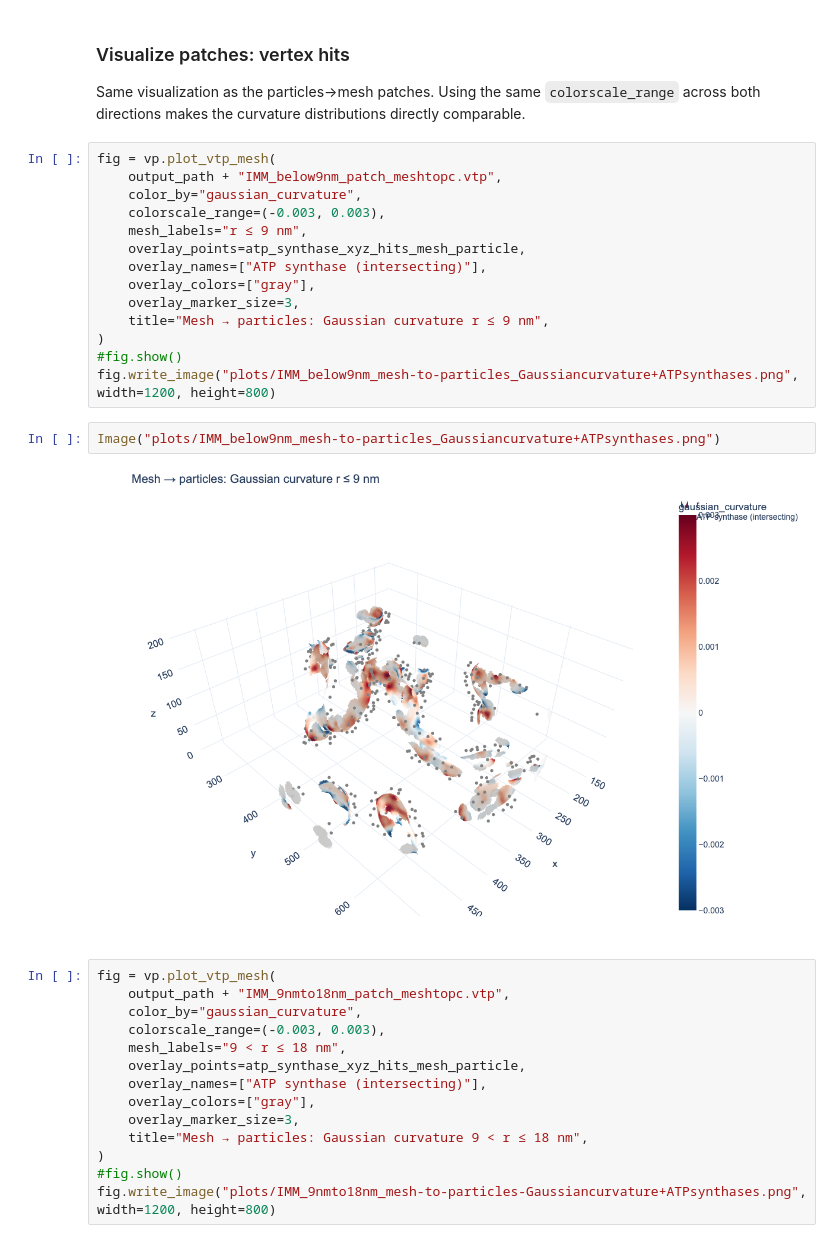
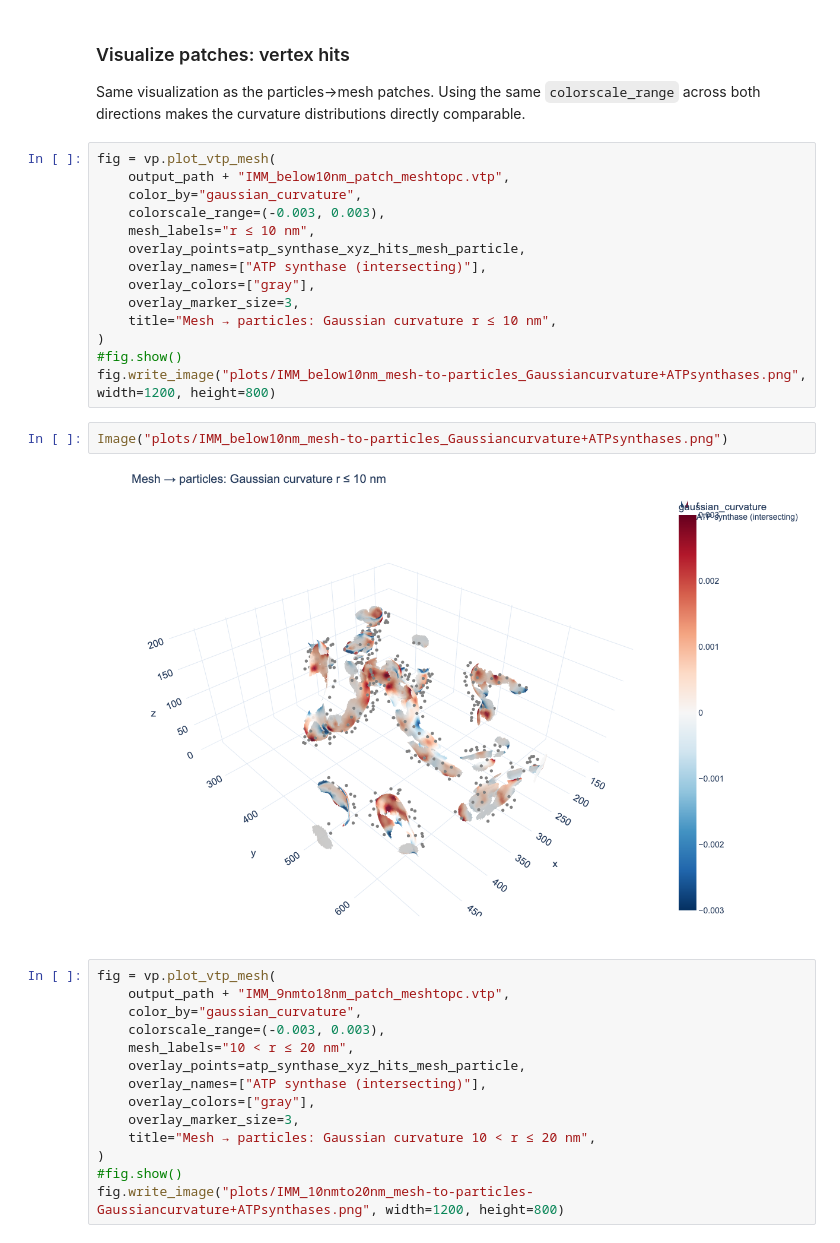
Before and after one commit to turonova/cryoCAT, a Jupyter notebook: docs/source/tutorials/mesh_points_intersections/mesh_points_intersections.ipynb, the cells around one changed output. Cells and saved outputs as stored; diff of their text form.

Commit message:
Updated mesh-point intersection tutorial with new plots

```diff
--- a/docs/source/tutorials/mesh_points_intersections/mesh_points_intersections.ipynb
+++ b/docs/source/tutorials/mesh_points_intersections/mesh_points_intersections.ipynb
@@ -518,34 +524,34 @@ Intersecting particles: 388 / 597
 Same visualization as the particles→mesh patches. Using the same `colorscale_range` across both directions makes the curvature distributions directly comparable.
 # %%
 fig = vp.plot_vtp_mesh(
-    output_path + "IMM_below9nm_patch_meshtopc.vtp",
+    output_path + "IMM_below10nm_patch_meshtopc.vtp",
     color_by="gaussian_curvature",
     colorscale_range=(-0.003, 0.003),
-    mesh_labels="r ≤ 9 nm",
+    mesh_labels="r ≤ 10 nm",
     overlay_points=atp_synthase_xyz_hits_mesh_particle,
     overlay_names=["ATP synthase (intersecting)"],
     overlay_colors=["gray"],
     overlay_marker_size=3,
-    title="Mesh → particles: Gaussian curvature r ≤ 9 nm",
+    title="Mesh → particles: Gaussian curvature r ≤ 10 nm",
 )
 #fig.show()
-fig.write_image("plots/IMM_below9nm_mesh-to-particles_Gaussiancurvature+ATPsynthases.png", width=1200, height=800)
+fig.write_image("plots/IMM_below10nm_mesh-to-particles_Gaussiancurvature+ATPsynthases.png", width=1200, height=800)
 # %%
-Image("plots/IMM_below9nm_mesh-to-particles_Gaussiancurvature+ATPsynthases.png")
+Image("plots/IMM_below10nm_mesh-to-particles_Gaussiancurvature+ATPsynthases.png")
 # %% [output]
-[figure, old version]
+[figure, new version]
 # %%
 fig = vp.plot_vtp_mesh(
     output_path + "IMM_9nmto18nm_patch_meshtopc.vtp",
     color_by="gaussian_curvature",
     colorscale_range=(-0.003, 0.003),
-    mesh_labels="9 < r ≤ 18 nm",
+    mesh_labels="10 < r ≤ 20 nm",
     overlay_points=atp_synthase_xyz_hits_mesh_particle,
     overlay_names=["ATP synthase (intersecting)"],
     overlay_colors=["gray"],
     overlay_marker_size=3,
-    title="Mesh → particles: Gaussian curvature 9 < r ≤ 18 nm",
+    title="Mesh → particles: Gaussian curvature 10 < r ≤ 20 nm",
 )
 #fig.show()
-fig.write_image("plots/IMM_9nmto18nm_mesh-to-particles-Gaussiancurvature+ATPsynthases.png", width=1200, height=800)
+fig.write_image("plots/IMM_10nmto20nm_mesh-to-particles-Gaussiancurvature+ATPsynthases.png", width=1200, height=800)
 # %%
```
Also changed, not shown: parts of 29 cells of this notebook, 11 other files.
